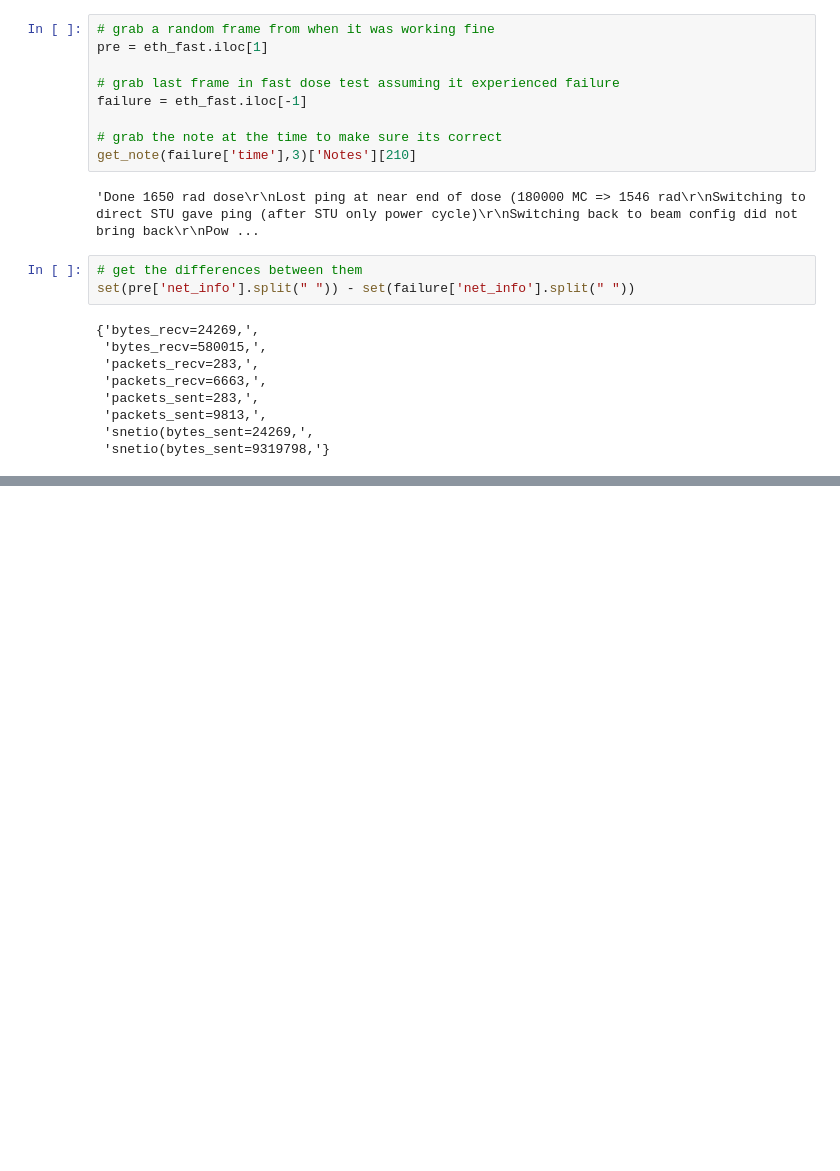
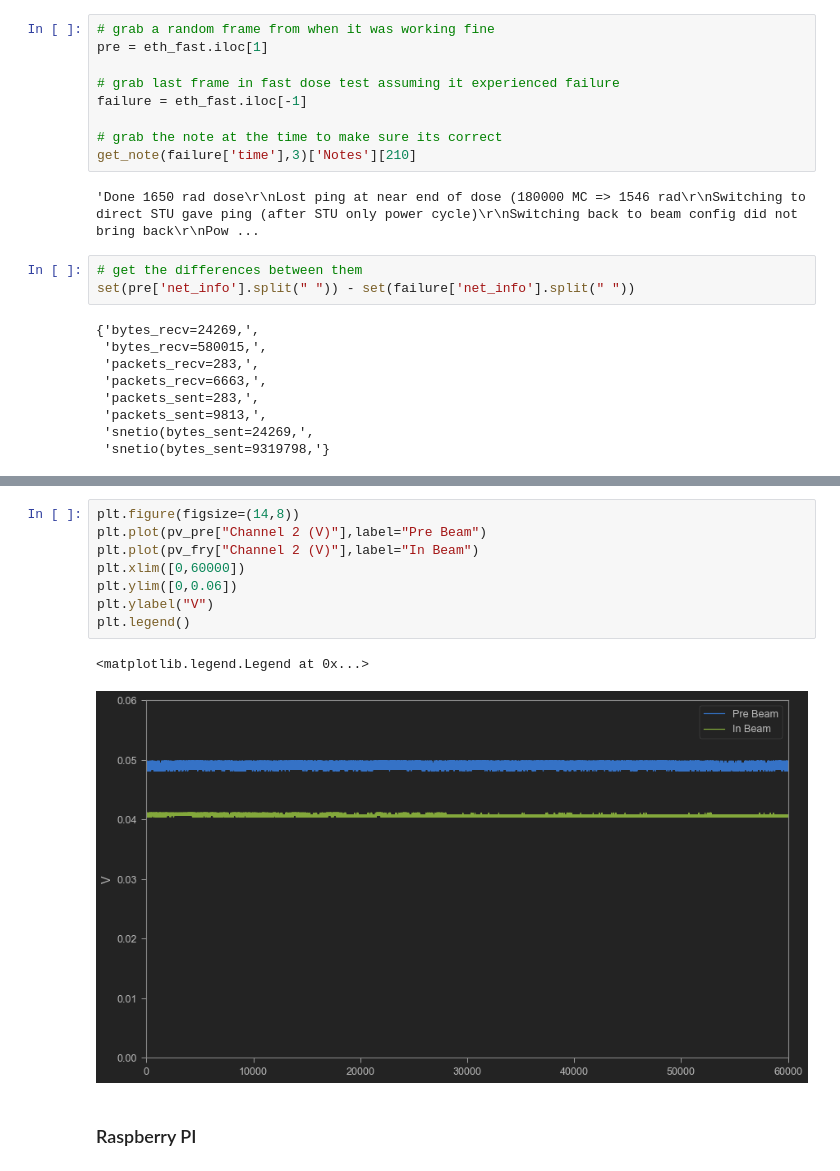
Before and after one commit to ShaabanM/tardigrade, a Jupyter notebook: tardigrade_analysis.ipynb, the cells around one changed output, grey strips where cells are left out. Saved outputs shown, nothing was run; the diff lists cells and outputs as text; blank space fills up the shorter version.

```diff
--- a/tardigrade_analysis.ipynb
+++ b/tardigrade_analysis.ipynb
@@ -233,0 +245,13 @@ set(pre['net_info'].split(" ")) - set(failure['net_info'].split(" "))
+# %%
+plt.figure(figsize=(14,8))
+plt.plot(pv_pre["Channel 2 (V)"],label="Pre Beam")
+plt.plot(pv_fry["Channel 2 (V)"],label="In Beam")
+plt.xlim([0,60000])
+plt.ylim([0,0.06])
+plt.ylabel("V")
+plt.legend()
+# %% [output]
+<matplotlib.legend.Legend at 0x...>
+[figure, added]
+# %% [markdown]
+### Raspberry PI
```
Also changed, not shown: parts of 16 cells of this notebook.
